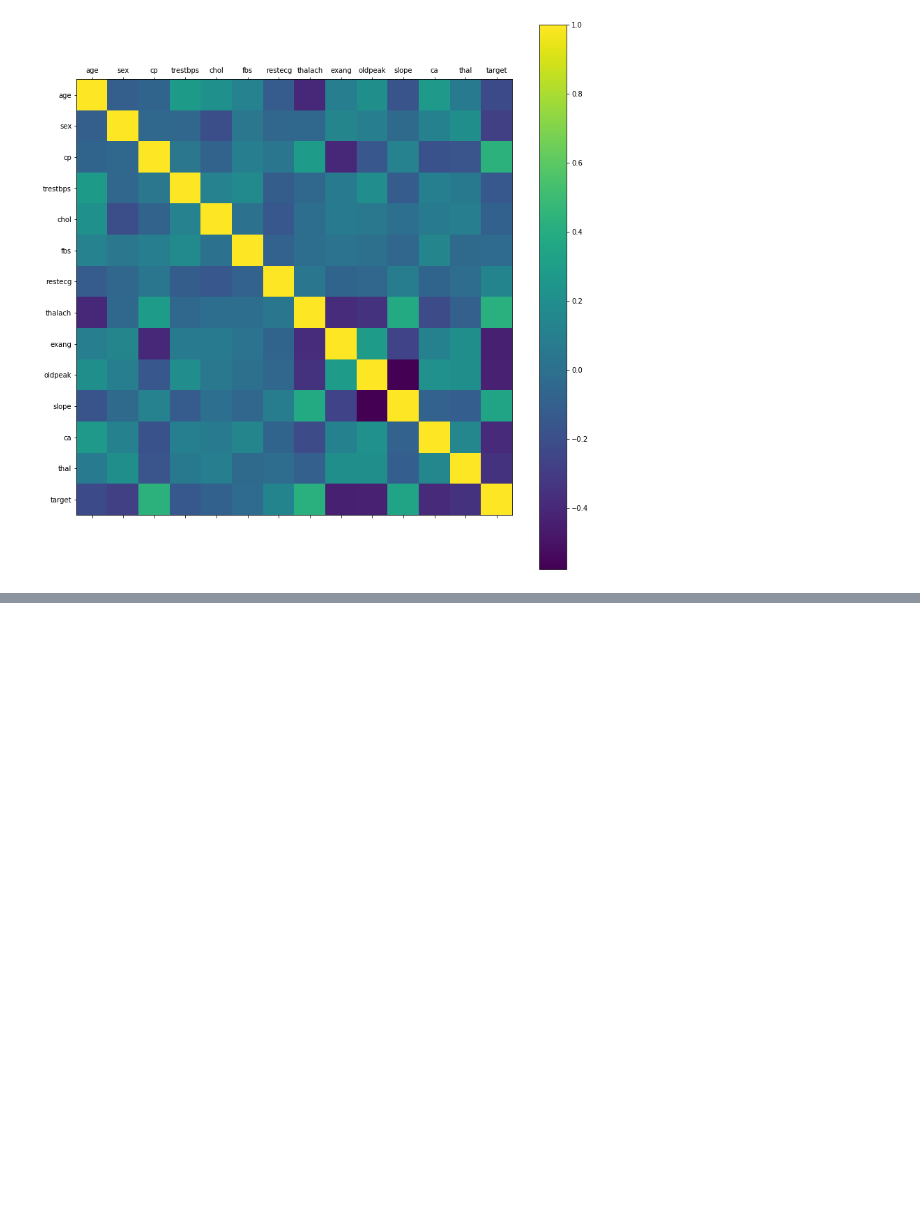
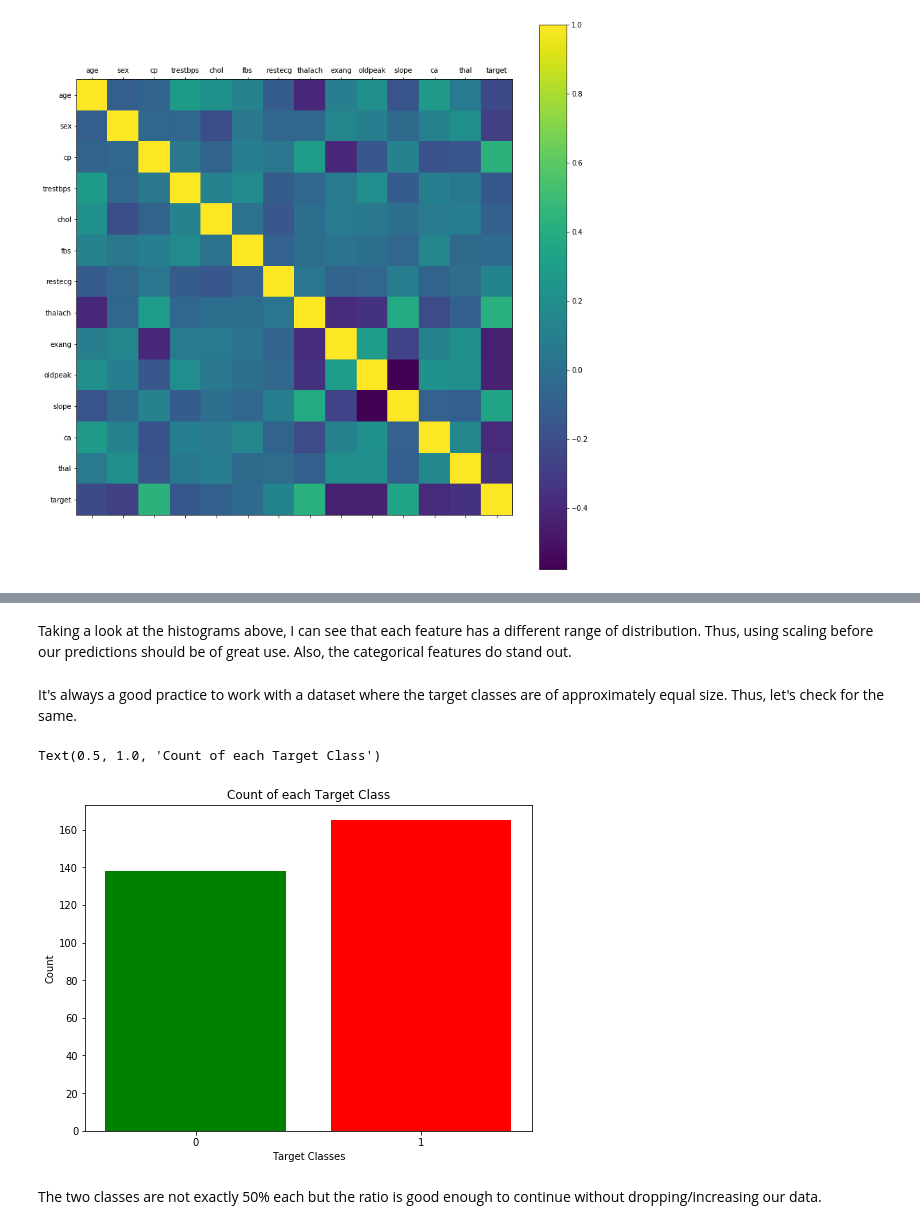
Before and after one commit to kb22/Heart-Disease-Prediction, a Jupyter notebook: Heart Disease Prediction.ipynb, the cells around one changed output, grey strips where cells are left out. Drawn from its saved outputs; the diff is of its cells as text; code cells hidden in the pictures; blank space fills up the shorter version.

Commit message:
Add feature scaling and model prediction

```diff
--- a/Heart Disease Prediction.ipynb
+++ b/Heart Disease Prediction.ipynb
@@ -82,0 +107,16 @@ plt.colorbar()
+# %% [markdown]
+Taking a look at the histograms above, I can see that each feature has a different range of distribution. Thus, using scaling before our predictions should be of great use. Also, the categorical features do stand out.
+# %% [markdown]
+It's always a good practice to work with a dataset where the target classes are of approximately equal size. Thus, let's check for the same.
+# %%
+rcParams['figure.figsize'] = 8,6
+plt.bar(dataset['target'].unique(), dataset['target'].value_counts(), color = ['red', 'green'])
+plt.xticks([0,1])
+plt.xlabel('Target Classes')
+plt.ylabel('Count')
+plt.title('Count of each Target Class')
+# %% [output]
+Text(0.5, 1.0, 'Count of each Target Class')
+[figure, added]
+# %% [markdown]
+The two classes are not exactly 50% each but the ratio is good enough to continue without dropping/increasing our data.
```
Also changed, not shown: parts of 35 cells of this notebook.
